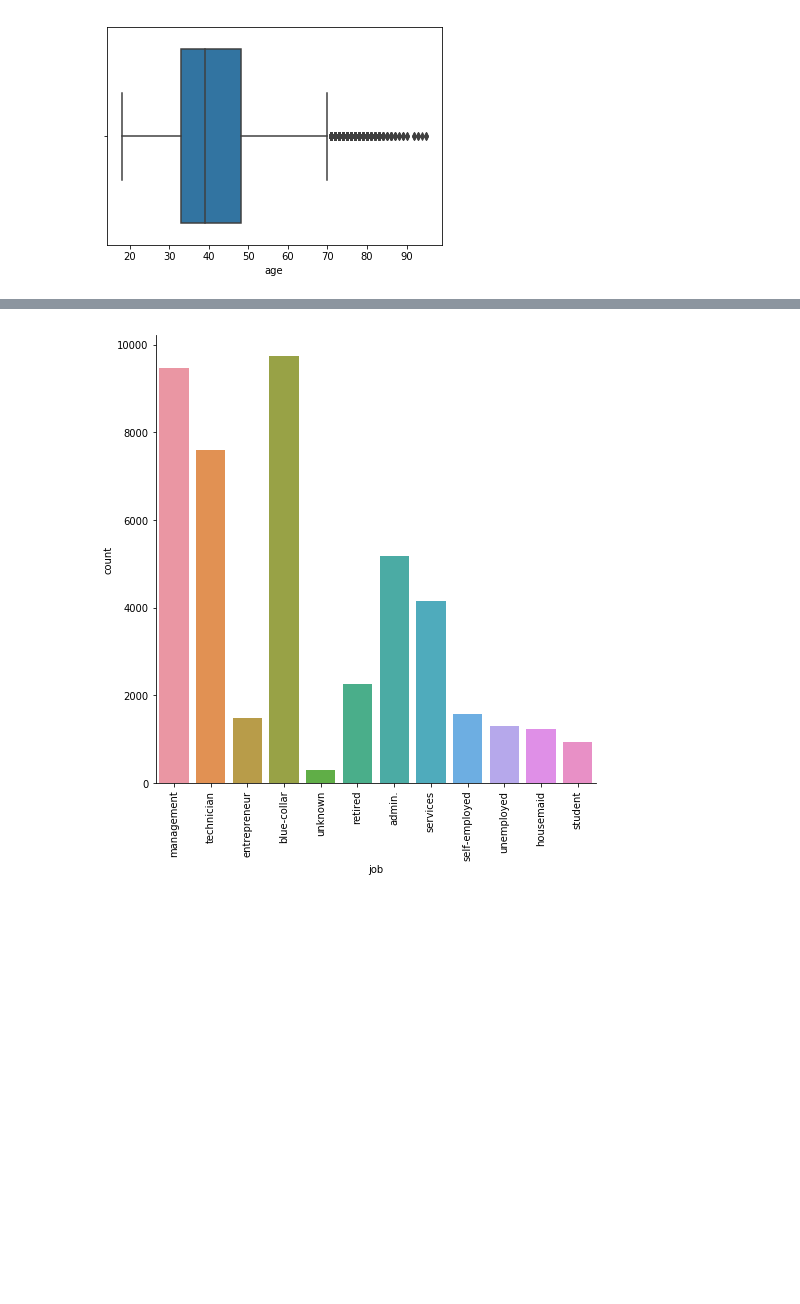
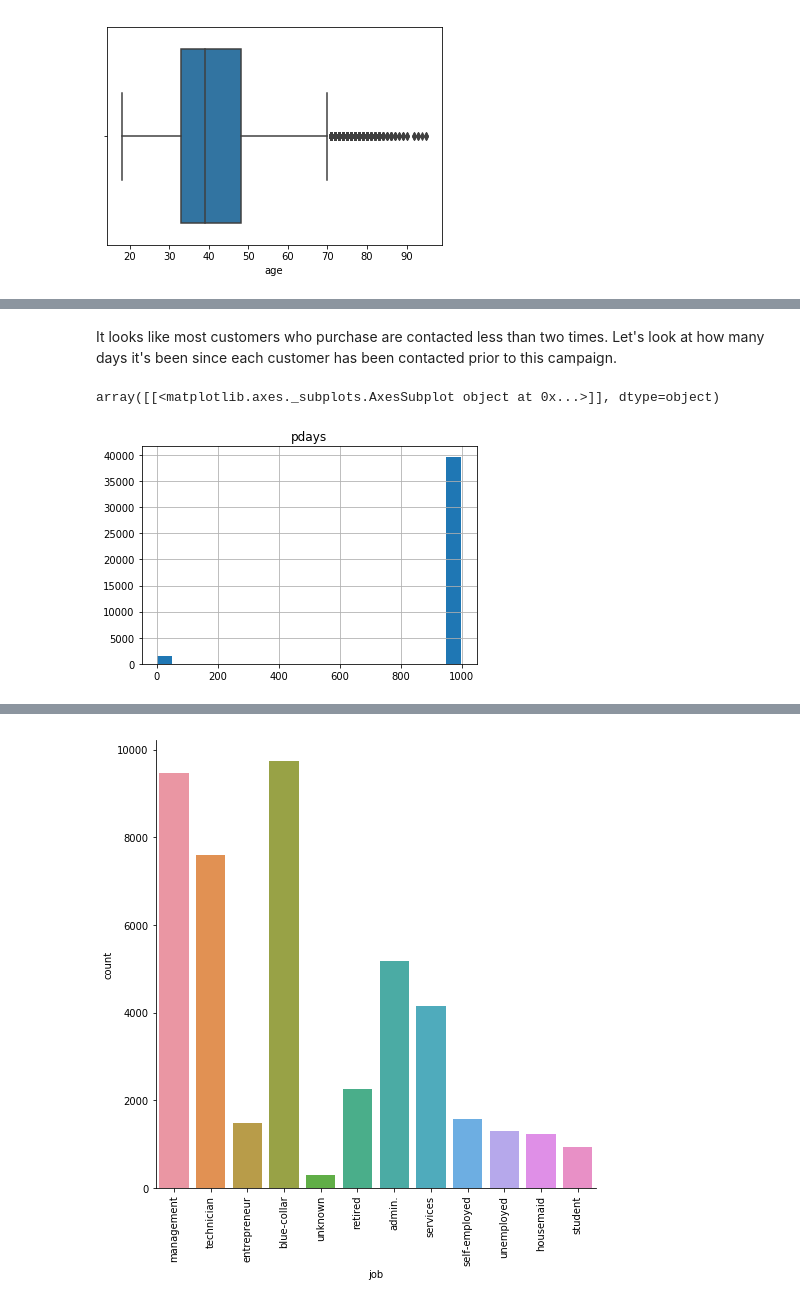
Before and after one commit to zinrion/Thinkful-Projects, a Jupyter notebook: Bank Marketing Exploration.ipynb, the cells around one changed output, grey strips where cells are left out. Drawn from its saved outputs; the diff is of its cells as text; code cells hidden in the pictures; blank space fills up the shorter version.

```diff
--- a/Bank Marketing Exploration.ipynb
+++ b/Bank Marketing Exploration.ipynb
@@ -82,0 +133,7 @@ sns.boxplot(x="age", data=data)
+# %% [markdown]
+It looks like most customers who purchase are contacted less than two times.  Let's look at how many days it's been since each customer has been contacted prior to this campaign.
+# %%
+data.hist(column="pdays", bins=20)
+# %% [output]
+array([[<matplotlib.axes._subplots.AxesSubplot object at 0x...>]], dtype=object)
+[figure, added]
```
Also changed, not shown: parts of 37 cells of this notebook.
